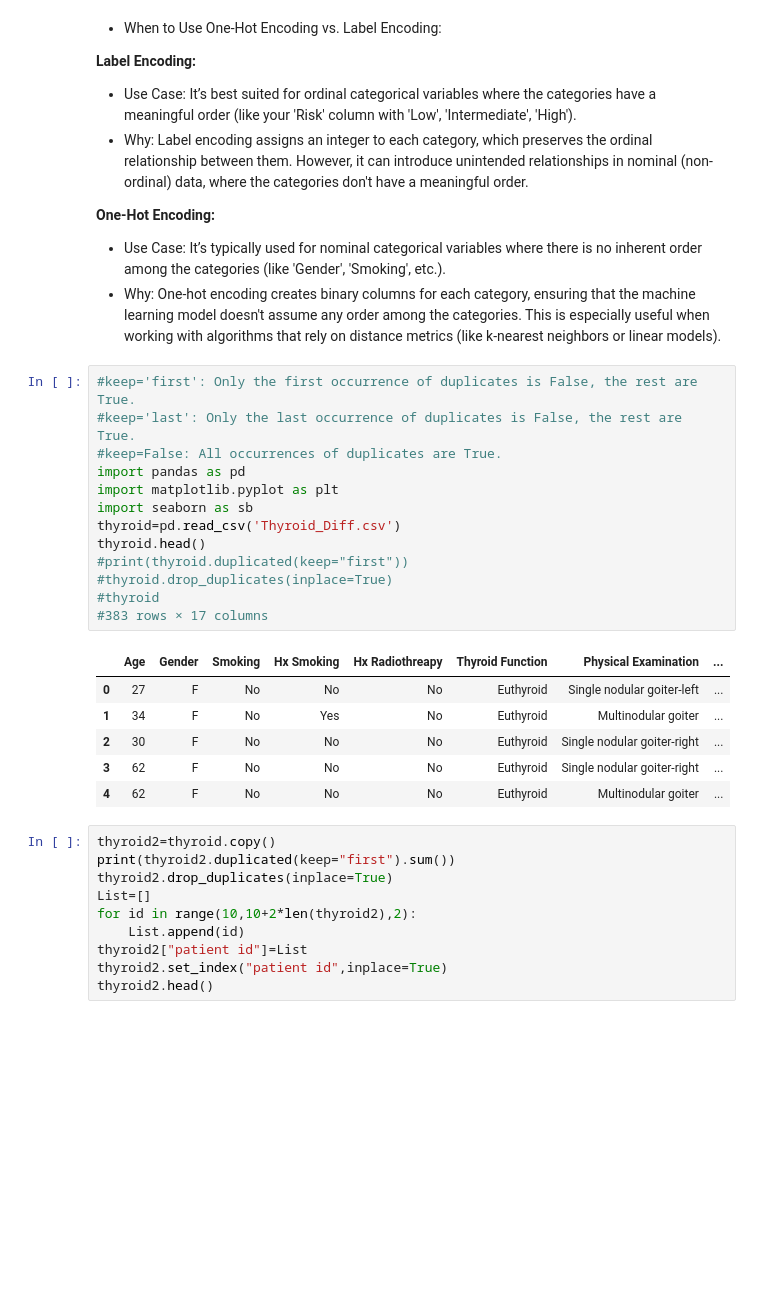
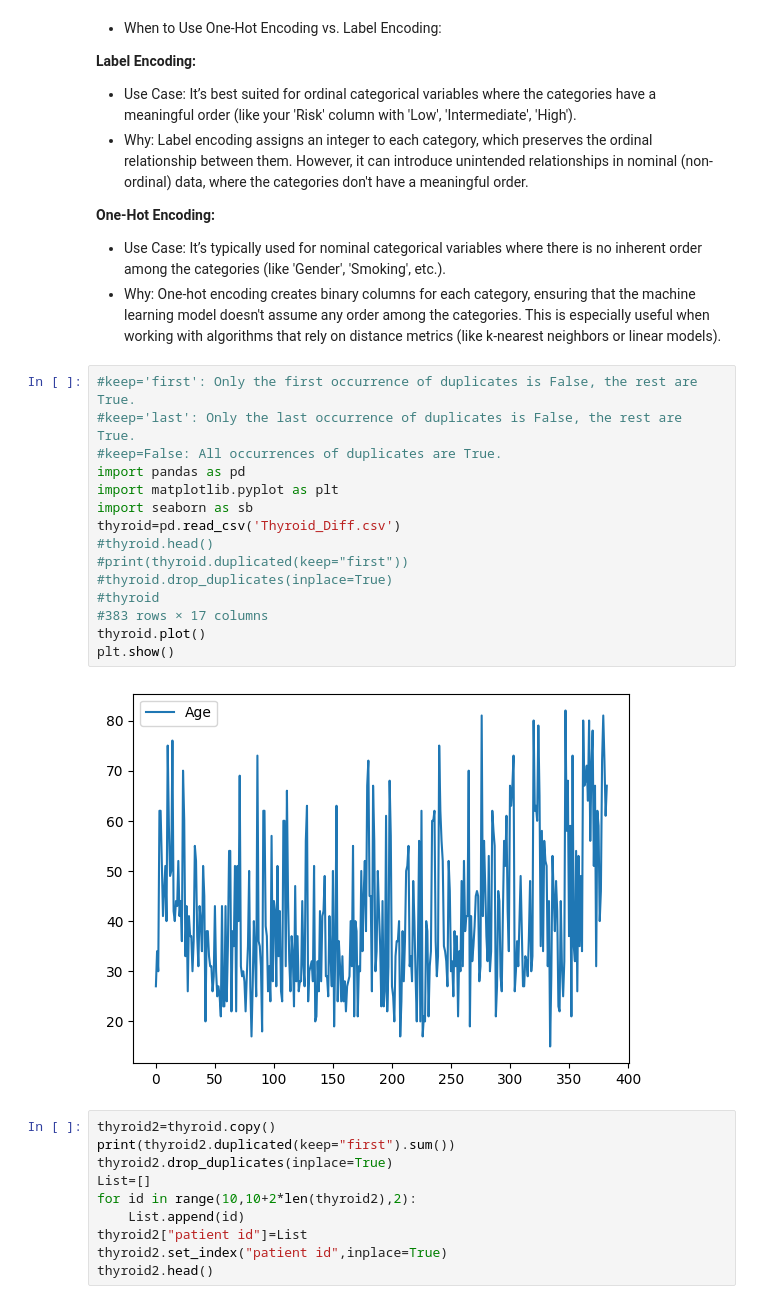
Before and after one commit to precious-05/Python-Guide, a Jupyter notebook: practicePandas/10Correlation.ipynb, the cells around one changed output. Drawn from its saved outputs; the diff is of its cells as text; blank space fills up the shorter version.

```diff
--- a/practicePandas/10Correlation.ipynb
+++ b/practicePandas/10Correlation.ipynb
@@ -11,23 +11,20 @@
 # %%
 #keep='first': Only the first occurrence of duplicates is False, the rest are True.
 #keep='last': Only the last occurrence of duplicates is False, the rest are True.
 #keep=False: All occurrences of duplicates are True.
 import pandas as pd
 import matplotlib.pyplot as plt
 import seaborn as sb
 thyroid=pd.read_csv('Thyroid_Diff.csv')
-thyroid.head()
+#thyroid.head()
 #print(thyroid.duplicated(keep="first"))
 #thyroid.drop_duplicates(inplace=True)
 #thyroid
 #383 rows × 17 columns
+thyroid.plot()
+plt.show()
 # %% [output]
-|  | Age | Gender | Smoking | Hx Smoking | Hx Radiothreapy | Thyroid Function | Physical Examination | ... |
-| 0 | 27 | F | No | No | No | Euthyroid | Single nodular goiter-left | ... |
-| 1 | 34 | F | No | Yes | No | Euthyroid | Multinodular goiter | ... |
-| 2 | 30 | F | No | No | No | Euthyroid | Single nodular goiter-right | ... |
-| 3 | 62 | F | No | No | No | Euthyroid | Single nodular goiter-right | ... |
-| 4 | 62 | F | No | No | No | Euthyroid | Multinodular goiter | ... |
+[figure, added]
 # %%
 thyroid2=thyroid.copy()
 print(thyroid2.duplicated(keep="first").sum())
```
Also changed, not shown: parts of 1 cell of this notebook, 7 other files.
